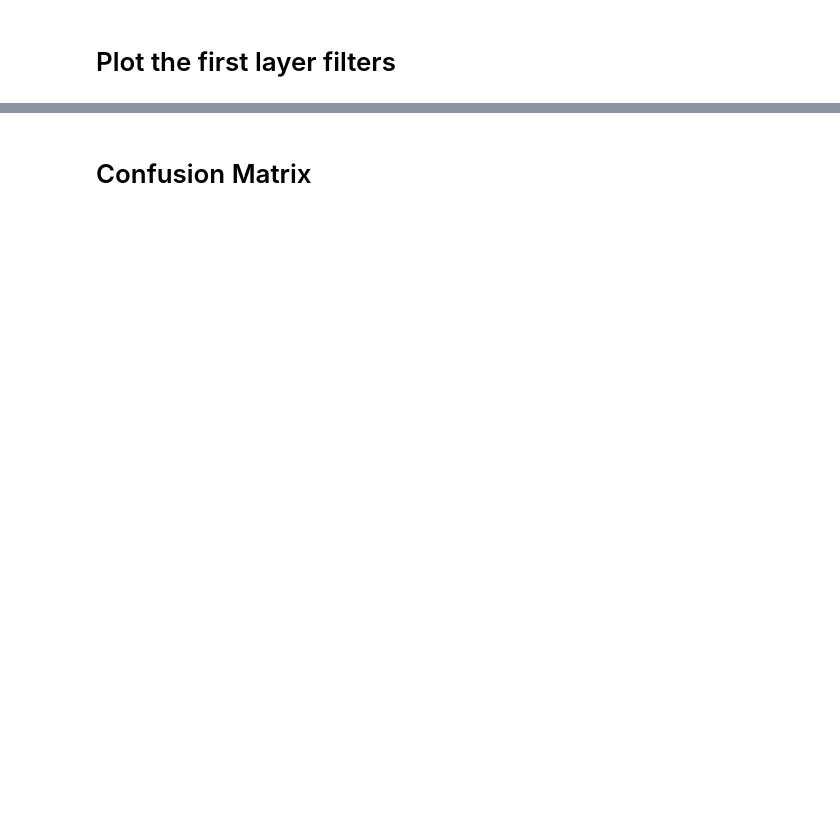
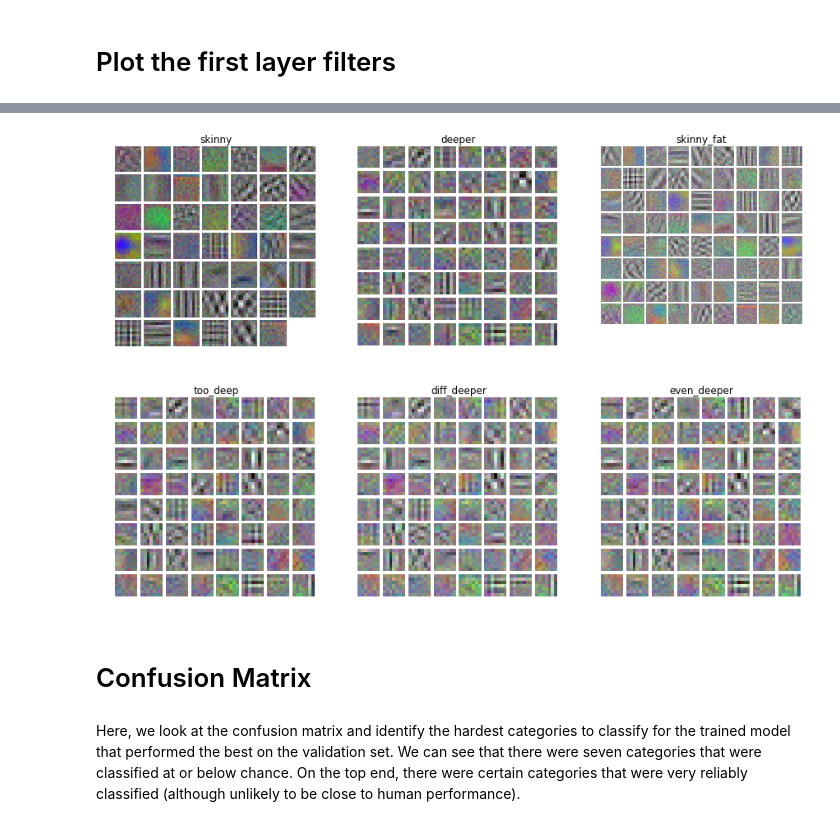
Before and after one commit to alexanderganderson/CS280MiniPlaces, a Jupyter notebook: report.ipynb, the cells around one changed output, grey strips where cells are left out. Drawn from its saved outputs; the diff is of its cells as text; code cells hidden in the pictures; blank space fills up the shorter version.

```diff
--- a/report.ipynb
+++ b/report.ipynb
@@ -70,17 +90,21 @@ data.head()
 # %%
-plt.figure(figsize=(10, 10))
+plt.figure(figsize=(15, 10))
 for i, model_dir in enumerate(model_dirs):
     proto_fn = glob(model_dir + '/*proto*')[0]
     model_fn = glob(model_dir + '/snapshot/*50000.caffemodel')[0]
 
     net = caffe.Net(proto_fn, model_fn, caffe.TEST)
 
-    plt.subplot(2, 2, i+1)
+    plt.subplot(2, 3, i+1)
     plt.title(model_dir.split('/')[-1])
     filters = net.params['conv0'][0].data
     vis_square(filters.transpose(0, 2, 3, 1))
+# %% [output]
+[figure, added]
 # %% [markdown]
 # Confusion Matrix
+# %% [markdown]
+Here, we look at the confusion matrix and identify the hardest categories to classify for the trained model that performed the best on the validation set. We can see that there were seven categories that were classified at or below chance. On the top end, there were certain categories that were very reliably classified (although unlikely to be close to human performance).
 # %%
 from sklearn.metrics import confusion_matrix
 # %%
```
Also changed, not shown: parts of 22 cells of this notebook.
